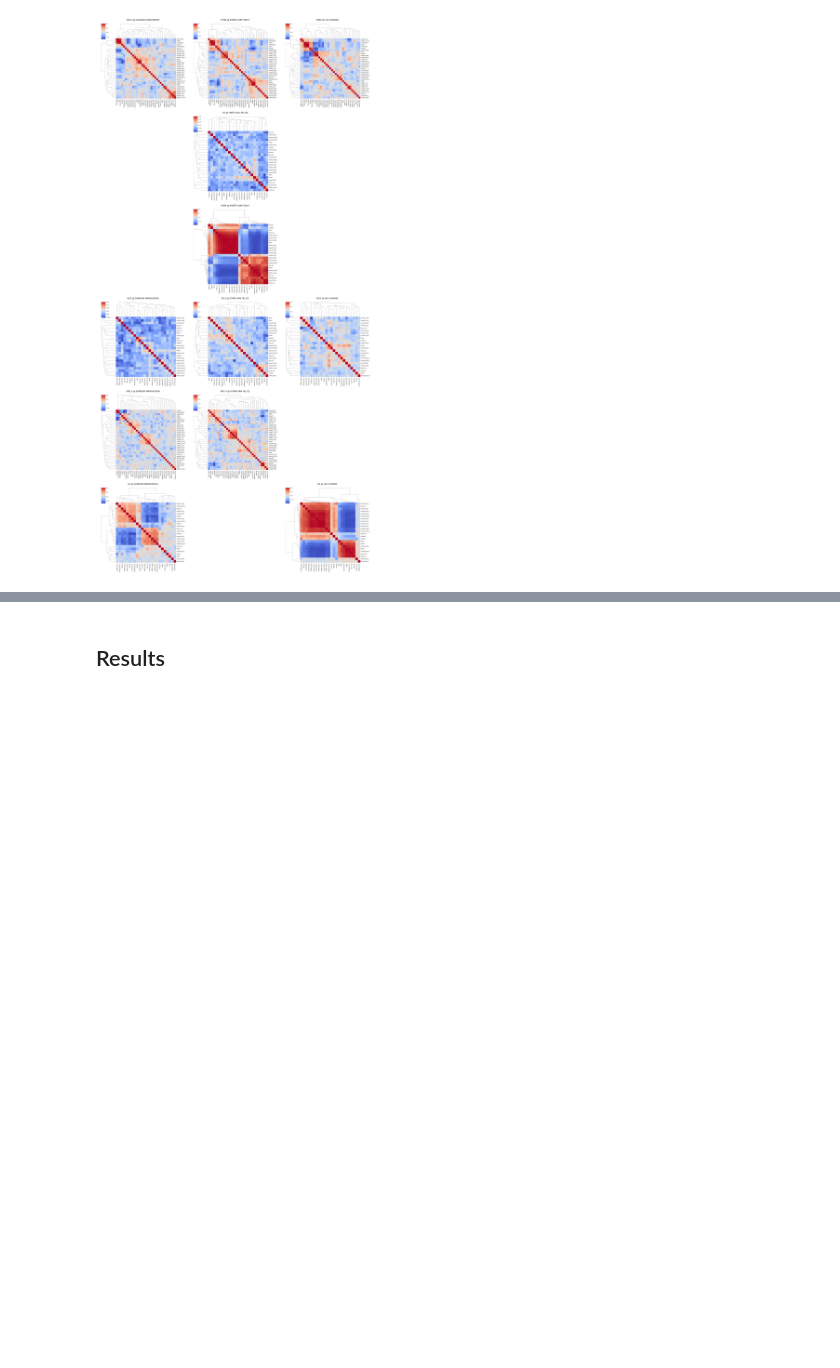
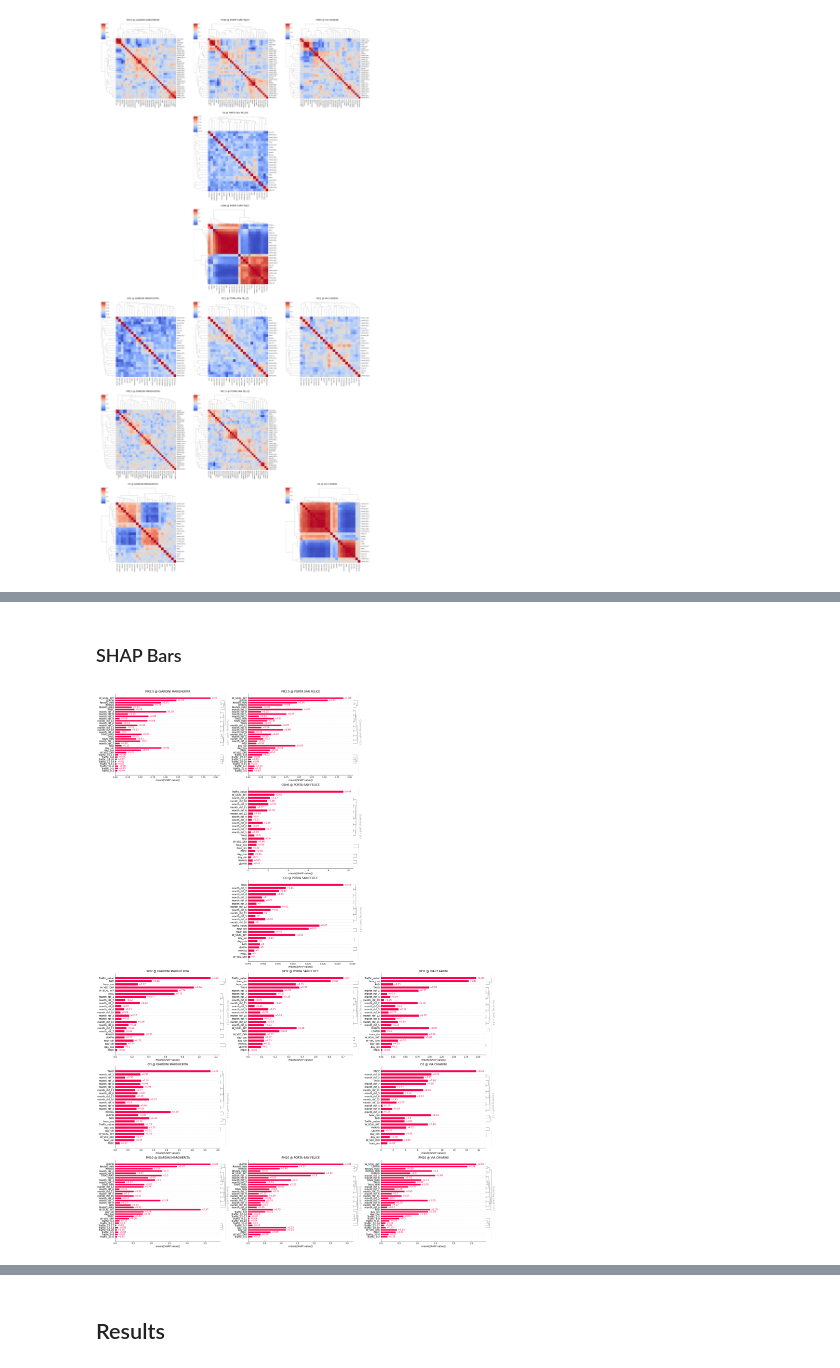
Before and after one commit to davidesonno/AII-project, a Jupyter notebook: 7-feature-importance.ipynb, the cells around one changed output, grey strips where cells are left out. Cells and saved outputs as stored; diff of their text form; code cells hidden in the pictures; blank space fills up the shorter version.

```diff
--- a/7-feature-importance.ipynb
+++ b/7-feature-importance.ipynb
@@ -438,0 +431,37 @@ plt.show()
+# %% [markdown]
+### SHAP Bars
+# %%
+n_rows = len(agents)
+n_cols = len(stations)
+
+fig, axes = plt.subplots(n_rows, n_cols, figsize=(n_cols * 10, n_rows * 7))
+
+for station in stations:
+    for agent in agents_shap_values[station]:
+        explanation = shap.Explanation(
+            values=agents_shap_values[station][agent]['shap_values'],
+            data=test_sets[station][agent]['x'],
+            feature_names=test_sets[station][agent]['x'].columns.tolist()
+        )
+        clustering = shap.utils.hclust(test_sets[station][agent]['x'], test_sets[station][agent]['y'])
+        # Draw to canvas and convert to image
+        ax = axes[agents.index(agent)][stations.index(station)]
+        shap.plots.bar(
+            explanation,
+            clustering=clustering,
+            clustering_cutoff=0.5,
+            max_display=40,
+            show=False,
+            ax=ax
+        )
+        ax.set_title(f"{agent} @ {station}", fontsize=15)
+
+
+for station in stations:
+    for agent in agents:
+        if agent not in models[station]:
+            axes[agents.index(agent)][stations.index(station)].axis('off') # remove unused subplots
+plt.tight_layout()
+plt.show()
+# %% [output]
+[figure, added]
```
Also changed, not shown: parts of 19 cells of this notebook, 1 other file.
